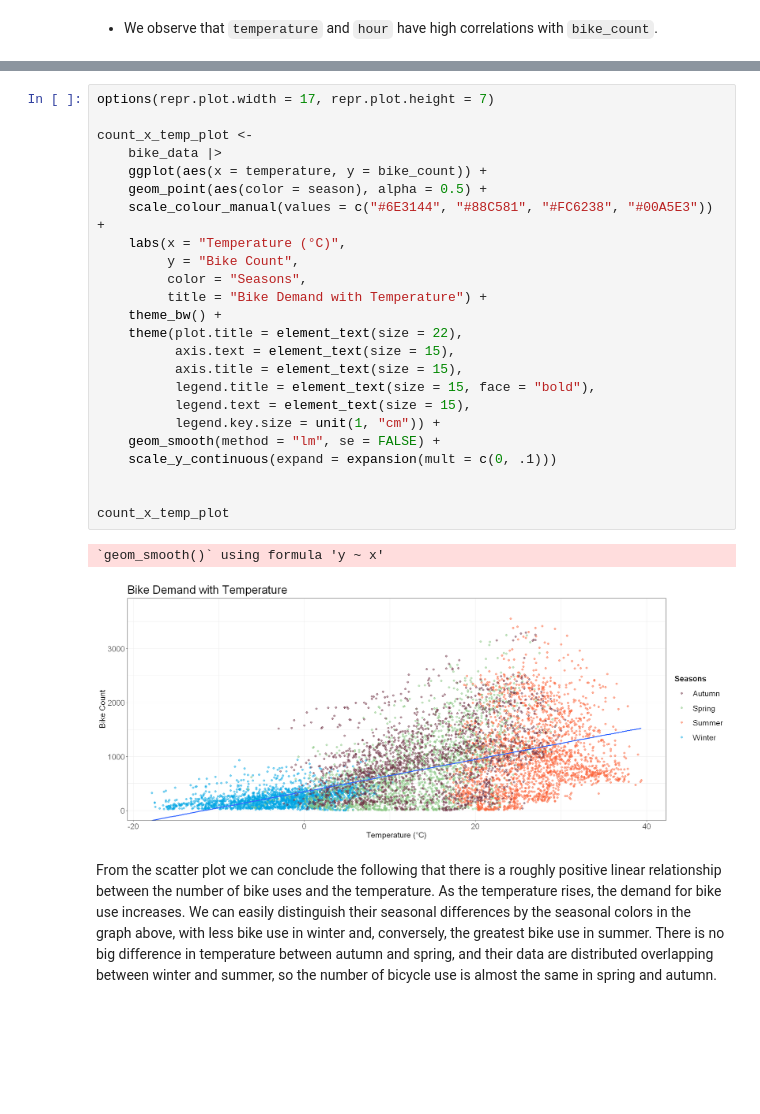
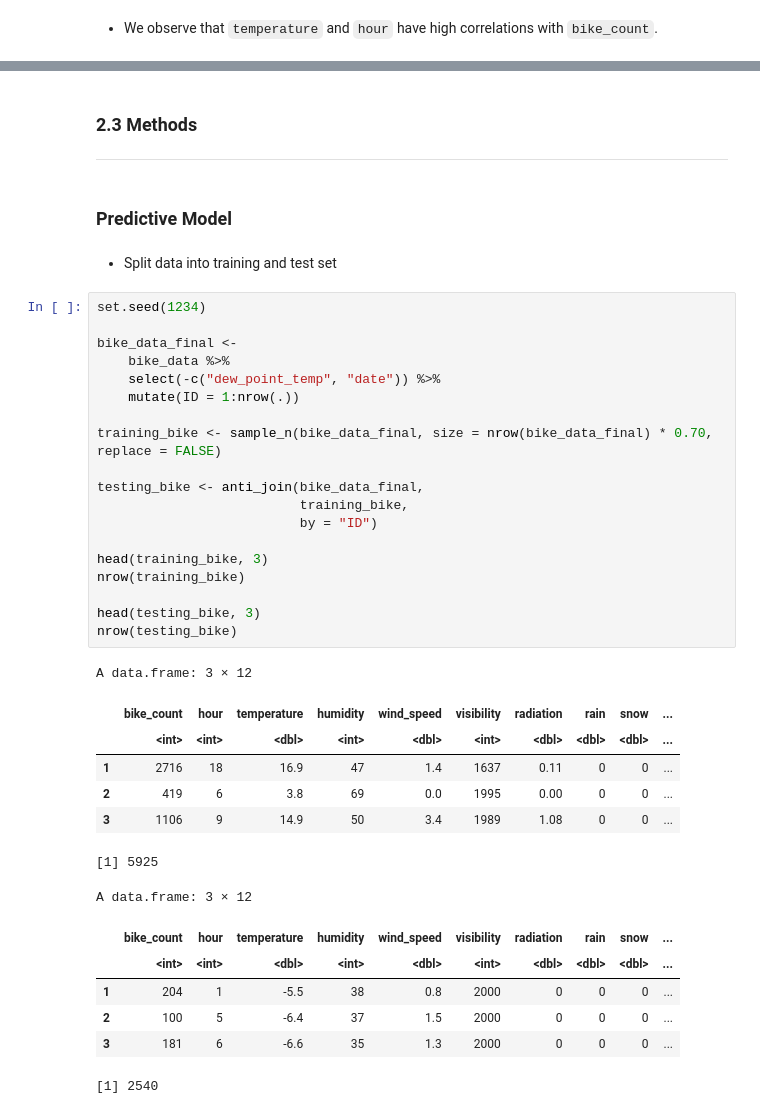
Before and after one commit to omertahi/STAT301-Project, a Jupyter notebook: Final Report.ipynb, the cells around one changed output, grey strips where cells are left out. Saved outputs shown, nothing was run; the diff lists cells and outputs as text; blank space fills up the shorter version.

```diff
--- a/Final Report.ipynb
+++ b/Final Report.ipynb
@@ -249,29 +234,41 @@ From the above graph, we can easily conclude that the number of bike uses varies
-# %%
-options(repr.plot.width = 17, repr.plot.height = 7)
-
-count_x_temp_plot <-
-    bike_data |>
-    ggplot(aes(x = temperature, y = bike_count)) +
-    geom_point(aes(color = season), alpha = 0.5) +
-    scale_colour_manual(values = c("#6E3144", "#88C581", "#FC6238", "#00A5E3")) +
-    labs(x = "Temperature (°C)",
-         y = "Bike Count",
-         color = "Seasons",
-         title = "Bike Demand with Temperature") +
-    theme_bw() +
-    theme(plot.title = element_text(size = 22),
-          axis.text = element_text(size = 15),
-          axis.title = element_text(size = 15),
-          legend.title = element_text(size = 15, face = "bold"),
-          legend.text = element_text(size = 15),
-          legend.key.size = unit(1, "cm")) +
-    geom_smooth(method = "lm", se = FALSE) +
-    scale_y_continuous(expand = expansion(mult = c(0, .1)))
-
-
-count_x_temp_plot
-# %% [output]
-`geom_smooth()` using formula 'y ~ x'
-[figure, removed]
-# %% [markdown]
-From the scatter plot we can conclude the following that there is a roughly positive linear relationship between the number of bike uses and the temperature. As the temperature rises, the demand for bike use increases. We can easily distinguish their seasonal differences by the seasonal colors in the graph above, with less bike use in winter and, conversely, the greatest bike use in summer. There is no big difference in temperature between autumn and spring, and their data are distributed overlapping between winter and summer, so the number of bicycle use is almost the same in spring and autumn.
+# %% [markdown]
+### 2.3 Methods
+___
+# %% [markdown]
+### Predictive Model
+# %% [markdown]
+* Split data into training and test set
+# %%
+set.seed(1234)
+
+bike_data_final <-
+    bike_data %>%
+    select(-c("dew_point_temp", "date")) %>%
+    mutate(ID = 1:nrow(.))
+
+training_bike <- sample_n(bike_data_final, size = nrow(bike_data_final) * 0.70, replace = FALSE)
+
+testing_bike <- anti_join(bike_data_final,
+                          training_bike,
+                          by = "ID")
+
+head(training_bike, 3)
+nrow(training_bike)
+
+head(testing_bike, 3)
+nrow(testing_bike)
+# %% [output]
+A data.frame: 3 × 12
+|  | bike_count | hour | temperature | humidity | wind_speed | visibility | radiation | rain | snow | ... |
+|  | <int> | <int> | <dbl> | <int> | <dbl> | <int> | <dbl> | <dbl> | <dbl> | ... |
+| 1 | 2716 | 18 | 16.9 | 47 | 1.4 | 1637 | 0.11 | 0 | 0 | ... |
+| 2 | 419 | 6 | 3.8 | 69 | 0.0 | 1995 | 0.00 | 0 | 0 | ... |
+| 3 | 1106 | 9 | 14.9 | 50 | 3.4 | 1989 | 1.08 | 0 | 0 | ... |
+[1] 5925
+A data.frame: 3 × 12
+|  | bike_count | hour | temperature | humidity | wind_speed | visibility | radiation | rain | snow | ... |
+|  | <int> | <int> | <dbl> | <int> | <dbl> | <int> | <dbl> | <dbl> | <dbl> | ... |
+| 1 | 204 | 1 | -5.5 | 38 | 0.8 | 2000 | 0 | 0 | 0 | ... |
+| 2 | 100 | 5 | -6.4 | 37 | 1.5 | 2000 | 0 | 0 | 0 | ... |
+| 3 | 181 | 6 | -6.6 | 35 | 1.3 | 2000 | 0 | 0 | 0 | ... |
+[1] 2540
```
Also changed, not shown: parts of 10 cells of this notebook.
